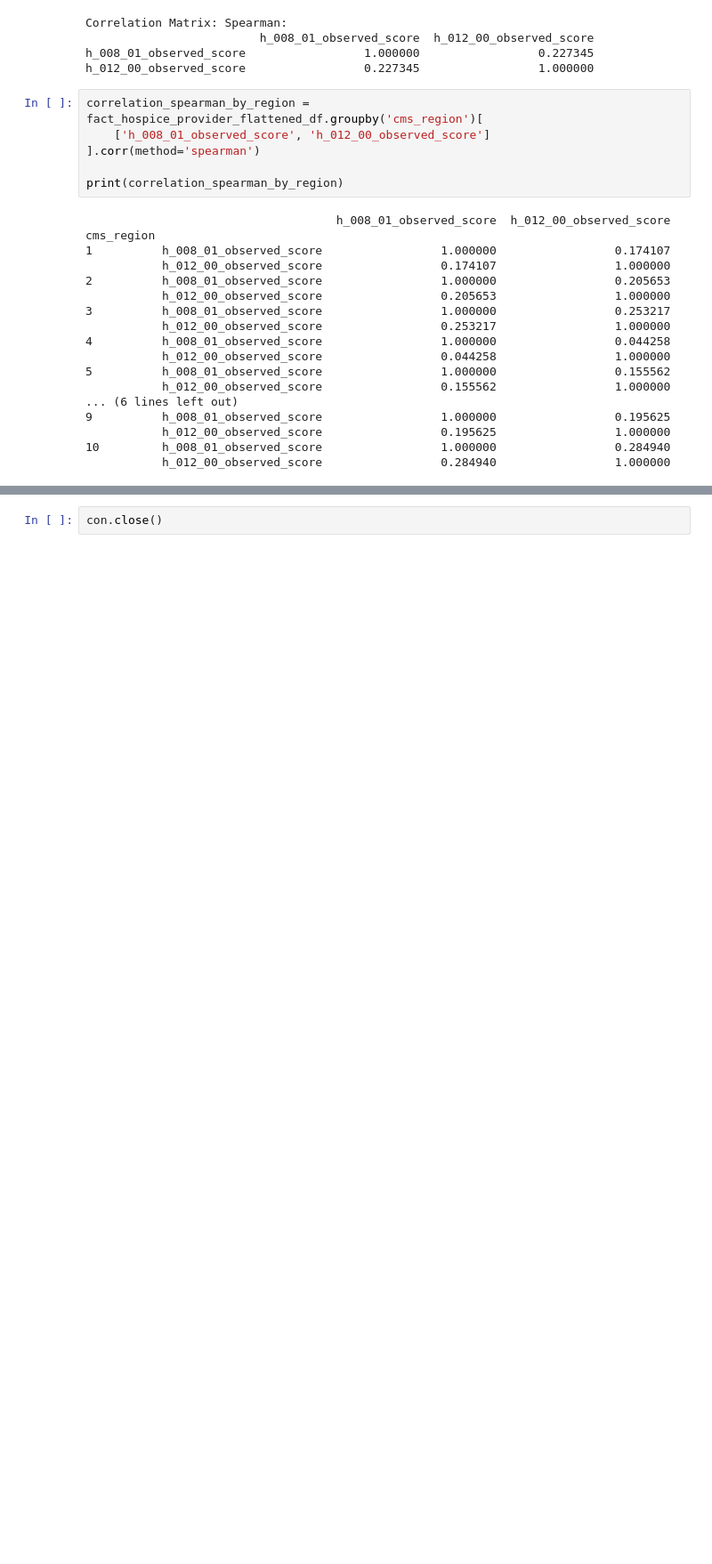
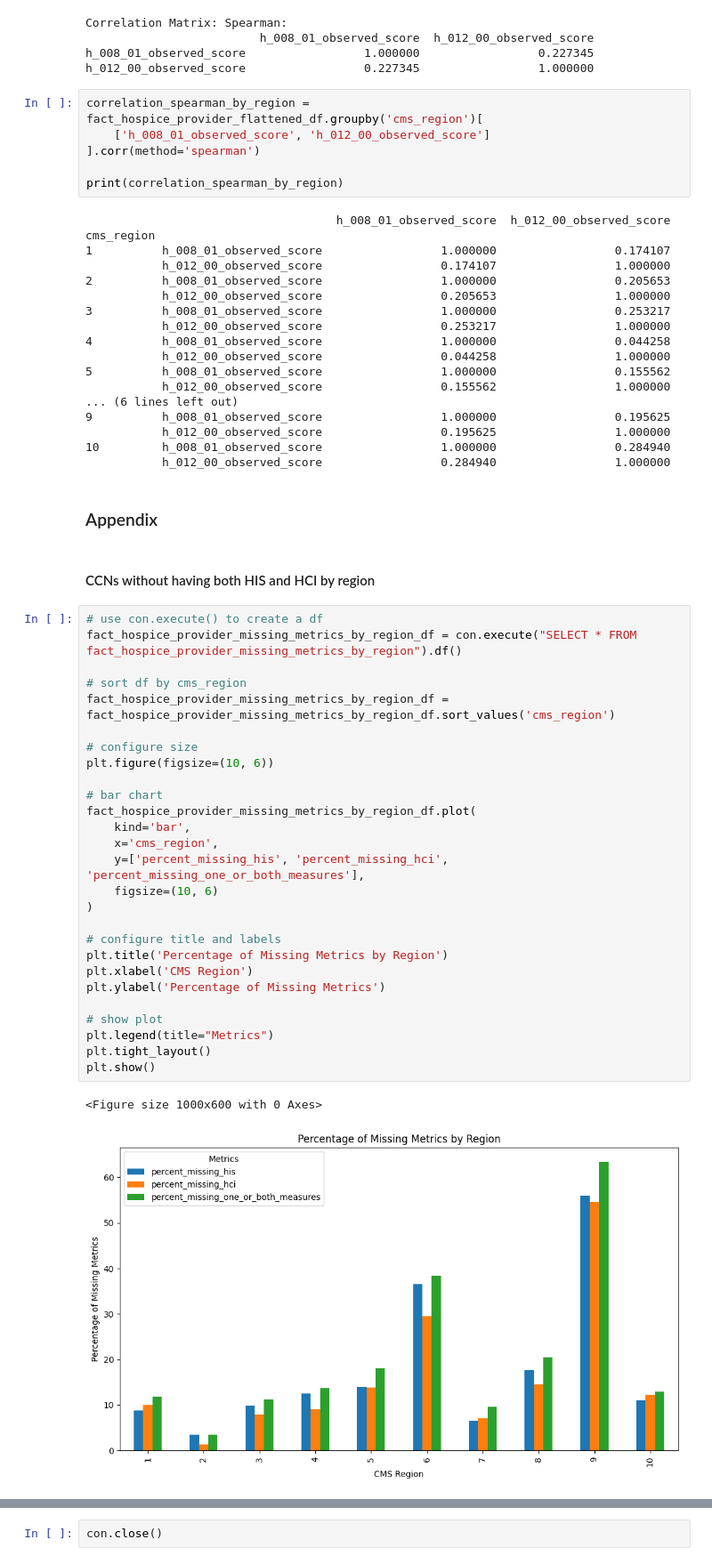
Before and after one commit to kylejbiron/kyle-tuesday-health-tech-assignment, a Jupyter notebook: hospice_quality_metrics/notebooks/hospice_analysis.ipynb, the cells around one changed output, grey strips where cells are left out. Shown: that part at 89% size. Saved outputs shown, nothing was run; the diff lists cells and outputs as text; blank space fills up the shorter version.

```diff
--- a/hospice_quality_metrics/notebooks/hospice_analysis.ipynb
+++ b/hospice_quality_metrics/notebooks/hospice_analysis.ipynb
@@ -117,3 +137,37 @@ cms_region
            h_012_00_observed_score                 0.195625                 1.000000
 10         h_008_01_observed_score                 1.000000                 0.284940
            h_012_00_observed_score                 0.284940                 1.000000
+# %% [markdown]
+### Appendix
+# %% [markdown]
+####  CCNs without having both HIS and HCI by region
+# %%
+# use con.execute() to create a df
+fact_hospice_provider_missing_metrics_by_region_df = con.execute("SELECT * FROM fact_hospice_provider_missing_metrics_by_region").df()
+
+# sort df by cms_region
+fact_hospice_provider_missing_metrics_by_region_df = fact_hospice_provider_missing_metrics_by_region_df.sort_values('cms_region')
+
+# configure size
+plt.figure(figsize=(10, 6))
+
+# bar chart
+fact_hospice_provider_missing_metrics_by_region_df.plot(
+    kind='bar',
+    x='cms_region',
+    y=['percent_missing_his', 'percent_missing_hci', 'percent_missing_one_or_both_measures'],
+    figsize=(10, 6)
+)
+
+# configure title and labels
+plt.title('Percentage of Missing Metrics by Region')
+plt.xlabel('CMS Region')
+plt.ylabel('Percentage of Missing Metrics')
+
+# show plot
+plt.legend(title="Metrics")
+plt.tight_layout()
+plt.show()
+# %% [output]
+<Figure size 1000x600 with 0 Axes>
+[figure, added]
```
Also changed, not shown: parts of 10 cells of this notebook, 5 other files.
